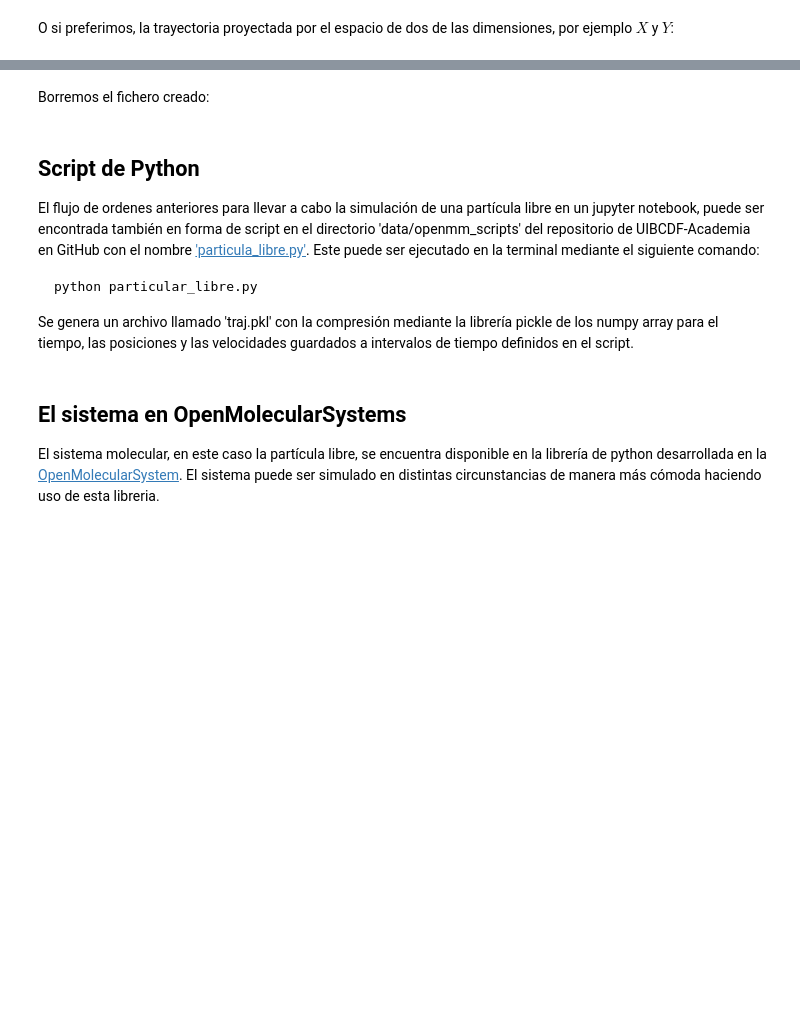
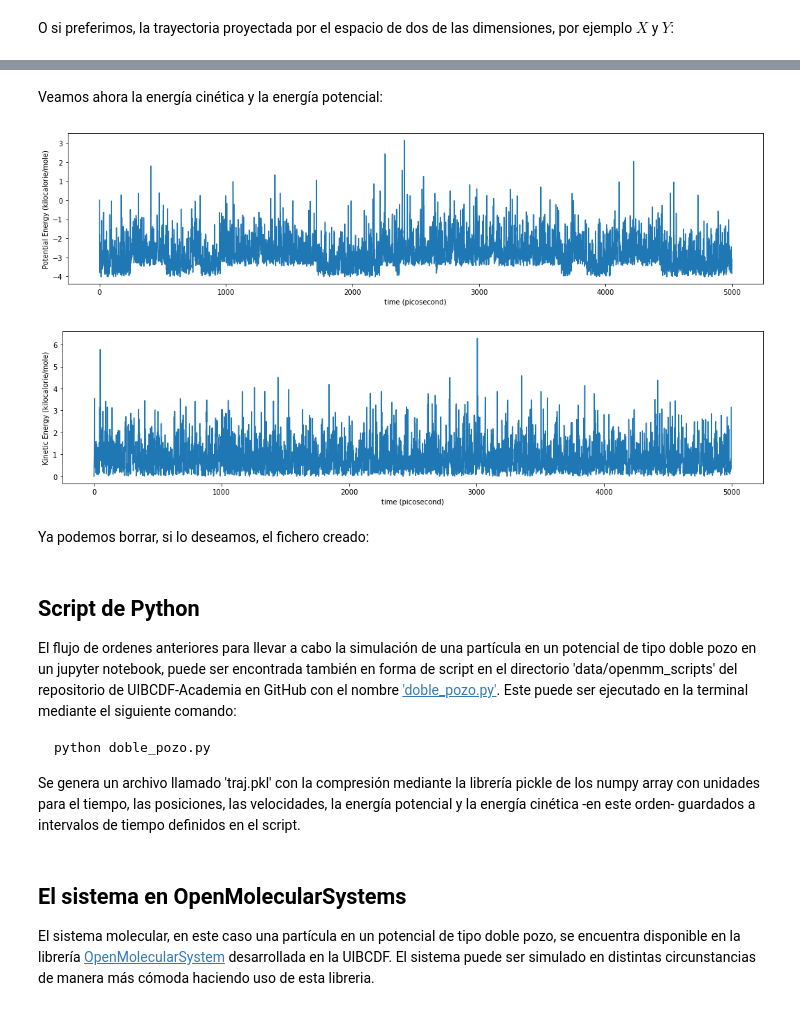
Before and after one commit to uibcdf/Academia, a Jupyter notebook: academia/Modelado_y_simulacion_molecular/OpenMM/Sistemas/doble_pozo/doble_pozo.ipynb, the cells around one changed output, grey strips where cells are left out. Drawn from its saved outputs; the diff is of its cells as text; code cells hidden in the pictures; blank space fills up the shorter version.

Commit message:
Añadiendo ejemplos de simulaciones sencillas con OpenMM

````diff
--- a/academia/Modelado_y_simulacion_molecular/OpenMM/Sistemas/doble_pozo/doble_pozo.ipynb
+++ b/academia/Modelado_y_simulacion_molecular/OpenMM/Sistemas/doble_pozo/doble_pozo.ipynb
@@ -178,4 +186,21 @@ plt.show()
+# %% [markdown]
+Veamos ahora la energía cinética y la energía potencial:
+# %%
+plt.rcParams['figure.figsize'] = 18, 4
+
+plt.plot(times, potential_energies[:])
+plt.ylabel('Potential Energy ({})'.format(potential_energies.unit))
+plt.xlabel('time ({})'.format(times.unit))
+plt.show()
+
+plt.plot(times, kinetic_energies[:])
+plt.ylabel('Kinetic Energy ({})'.format(kinetic_energies.unit))
+plt.xlabel('time ({})'.format(times.unit))
+plt.show()
+# %% [output]
+[figure, added]
+[figure, added]
 # %% [markdown]
-Borremos el fichero creado:
+Ya podemos borrar, si lo deseamos, el fichero creado:
 # %%
 import os
@@ -183,19 +208,17 @@ os.remove('traj.pkl')
 # %% [markdown]
 ## Script de Python
 
-El flujo de ordenes anteriores para llevar a cabo la simulación de una partícula libre en un jupyter notebook, puede ser encontrada también en forma de script en el directorio 'data/openmm_scripts' del repositorio de UIBCDF-Academia en GitHub con el nombre ['particula_libre.py'][script_python]. Este puede ser ejecutado en la terminal mediante el siguiente comando:
+El flujo de ordenes anteriores para llevar a cabo la simulación de una partícula en un potencial de tipo doble pozo en un jupyter notebook, puede ser encontrada también en forma de script en el directorio 'data/openmm_scripts' del repositorio de UIBCDF-Academia en GitHub con el nombre ['doble_pozo.py'](https://github.com/uibcdf/Academia/tree/main/data/openmm_scripts/doble_pozo.py). Este puede ser ejecutado en la terminal mediante el siguiente comando:
 
 ```bash
-python particular_libre.py
+python doble_pozo.py
 ```
 
-Se genera un archivo llamado 'traj.pkl' con la compresión mediante la librería pickle de los numpy array para el tiempo, las posiciones y las velocidades guardados a intervalos de tiempo definidos en el script.
-
-[script_python]: https://github.com/uibcdf/Academia/tree/main/data
+Se genera un archivo llamado 'traj.pkl' con la compresión mediante la librería pickle de los numpy array con unidades para el tiempo, las posiciones, las velocidades, la energía potencial y la energía cinética -en este orden- guardados a intervalos de tiempo definidos en el script.
 # %% [markdown]
 ## El sistema en OpenMolecularSystems
 
-El sistema molecular, en este caso la partícula libre, se encuentra disponible en la librería de python desarrollada en la [OpenMolecularSystem](http://www.uibcdf.org/OpenMolecularSystems). El sistema puede ser simulado en distintas circunstancias de manera más cómoda haciendo uso de esta libreria.
+El sistema molecular, en este caso una partícula en un potencial de tipo doble pozo, se encuentra disponible en la librería [OpenMolecularSystem](http://www.uibcdf.org/OpenMolecularSystems) desarrollada en la UIBCDF. El sistema puede ser simulado en distintas circunstancias de manera más cómoda haciendo uso de esta libreria.
 # %% [markdown]
 <div style='text-align: right;'> <a href="../xxx.ipynb">Ir a la siguiente unidad</a> </div>
 
````
Also changed, not shown: parts of 14 cells of this notebook, 52 other files.
